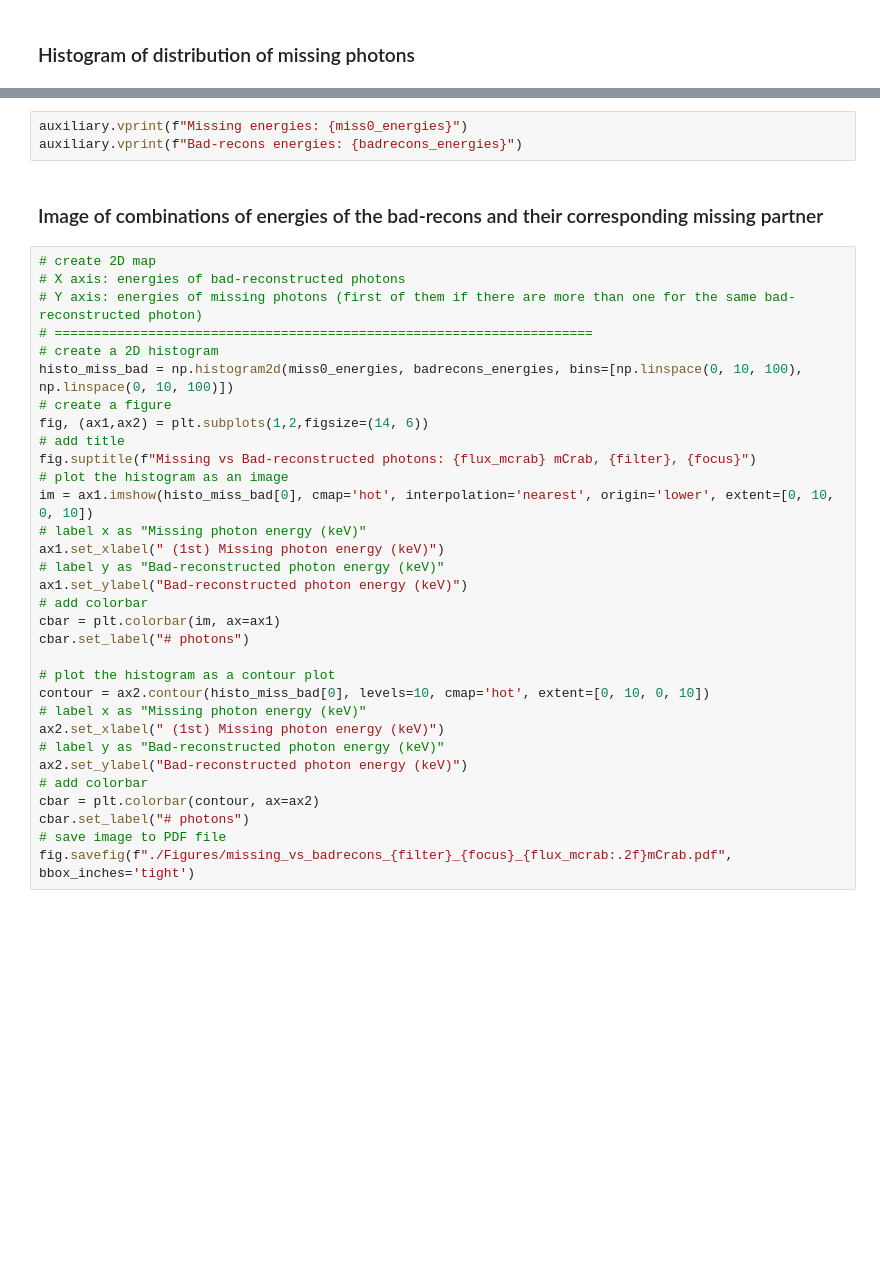
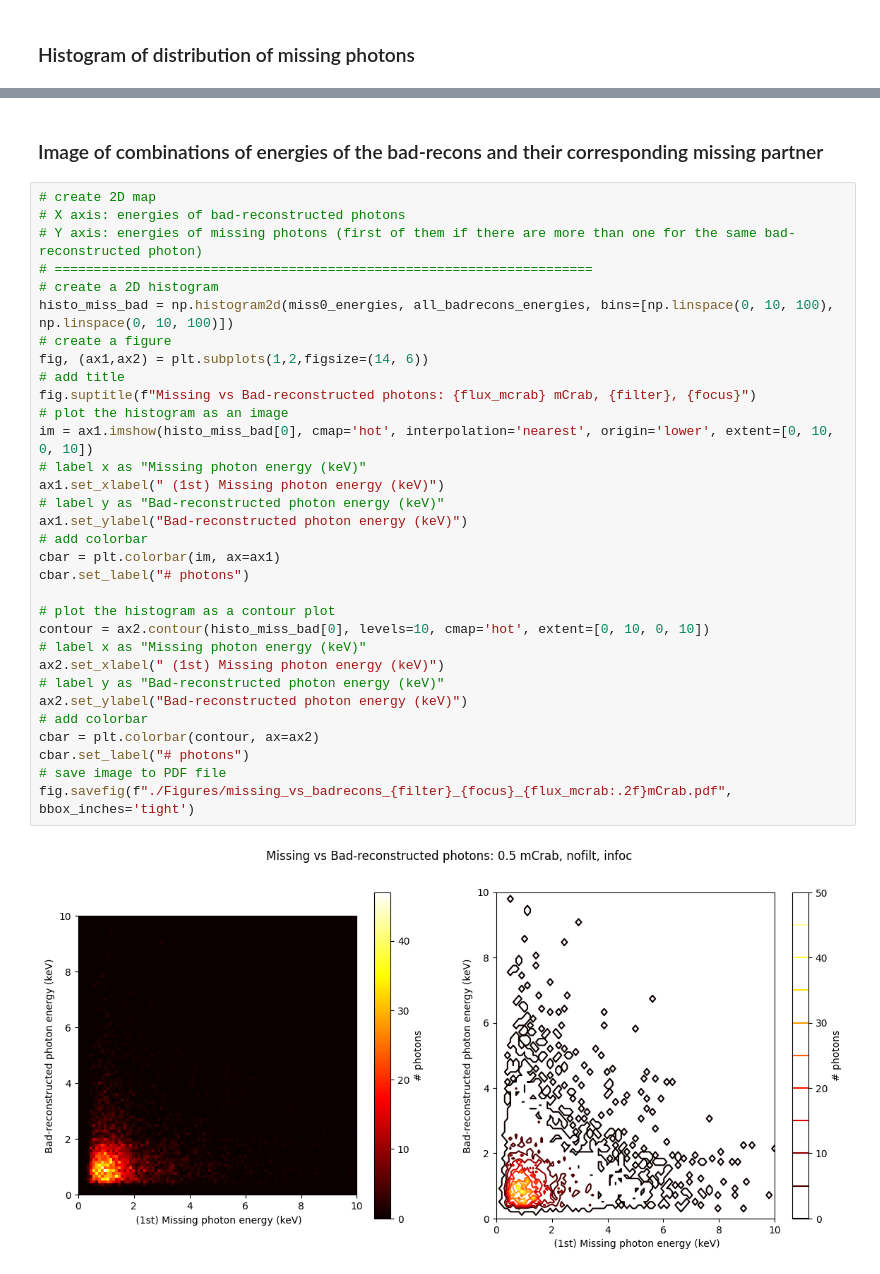
Before and after one commit to mtceballos/xpileup, a Jupyter notebook: missing_analysis.ipynb, the cells around one changed output, grey strips where cells are left out. Saved outputs shown, nothing was run; the diff lists cells and outputs as text; blank space fills up the shorter version.

```diff
--- a/missing_analysis.ipynb
+++ b/missing_analysis.ipynb
@@ -314,37 +399,36 @@ fig.savefig(f"./Figures/missing_{filter}_{focus}_{flux_mcrab:.2f}mCrab.pdf", bbo
-# %%
-auxiliary.vprint(f"Missing energies: {miss0_energies}")
-auxiliary.vprint(f"Bad-recons energies: {badrecons_energies}")
 # %% [markdown]
 ### Image of combinations of energies of the bad-recons and their corresponding missing partner
 # %%
 # create 2D map
 # X axis: energies of bad-reconstructed photons
 # Y axis: energies of missing photons (first of them if there are more than one for the same bad-reconstructed photon)
 # =====================================================================
 # create a 2D histogram
-histo_miss_bad = np.histogram2d(miss0_energies, badrecons_energies, bins=[np.linspace(0, 10, 100), np.linspace(0, 10, 100)])
+histo_miss_bad = np.histogram2d(miss0_energies, all_badrecons_energies, bins=[np.linspace(0, 10, 100), np.linspace(0, 10, 100)])
 # create a figure
 fig, (ax1,ax2) = plt.subplots(1,2,figsize=(14, 6))
 # add title
 fig.suptitle(f"Missing vs Bad-reconstructed photons: {flux_mcrab} mCrab, {filter}, {focus}")
 # plot the histogram as an image
 im = ax1.imshow(histo_miss_bad[0], cmap='hot', interpolation='nearest', origin='lower', extent=[0, 10, 0, 10])
 # label x as "Missing photon energy (keV)"
 ax1.set_xlabel(" (1st) Missing photon energy (keV)")
 # label y as "Bad-reconstructed photon energy (keV)"
 ax1.set_ylabel("Bad-reconstructed photon energy (keV)")
 # add colorbar
 cbar = plt.colorbar(im, ax=ax1)
 cbar.set_label("# photons")
 
 # plot the histogram as a contour plot
 contour = ax2.contour(histo_miss_bad[0], levels=10, cmap='hot', extent=[0, 10, 0, 10])
 # label x as "Missing photon energy (keV)"
 ax2.set_xlabel(" (1st) Missing photon energy (keV)")
 # label y as "Bad-reconstructed photon energy (keV)"
 ax2.set_ylabel("Bad-reconstructed photon energy (keV)")
 # add colorbar
 cbar = plt.colorbar(contour, ax=ax2)
 cbar.set_label("# photons")
 # save image to PDF file
 fig.savefig(f"./Figures/missing_vs_badrecons_{filter}_{focus}_{flux_mcrab:.2f}mCrab.pdf", bbox_inches='tight')
+# %% [output]
+[figure, added]
```
Also changed, not shown: parts of 9 cells of this notebook.
